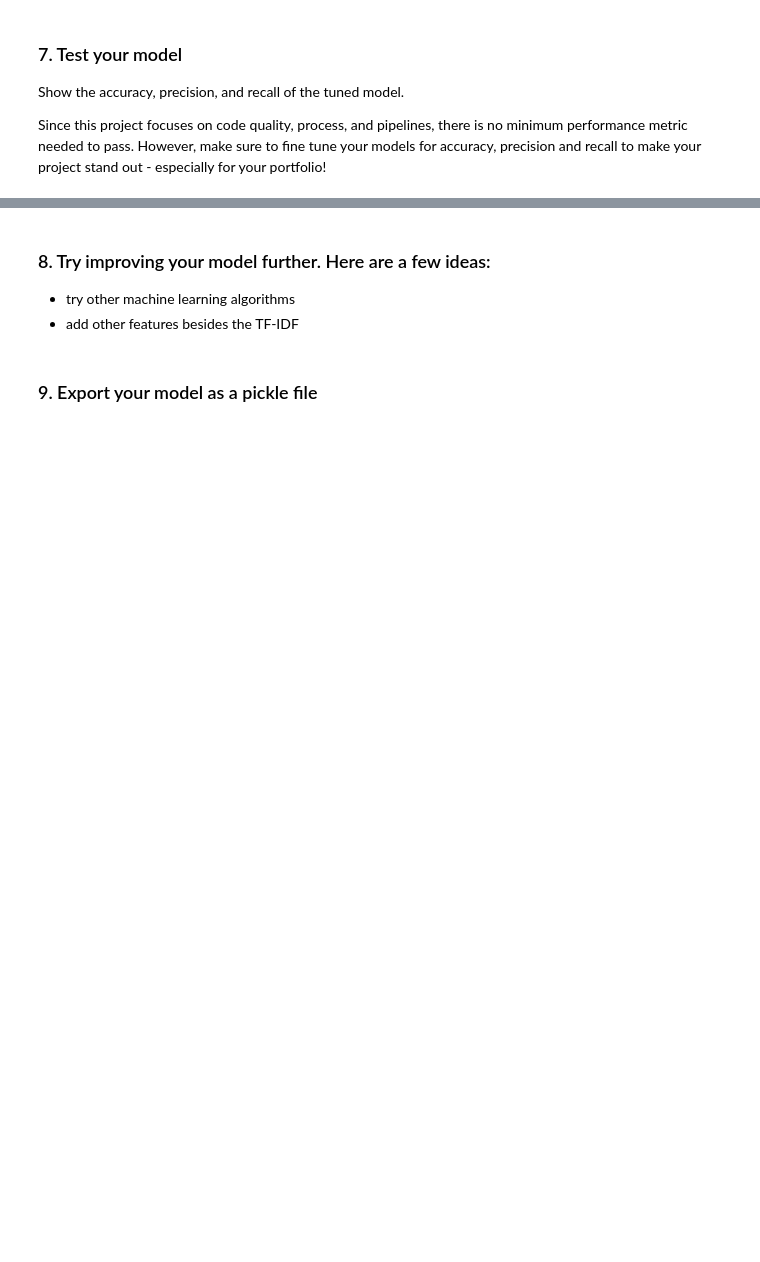
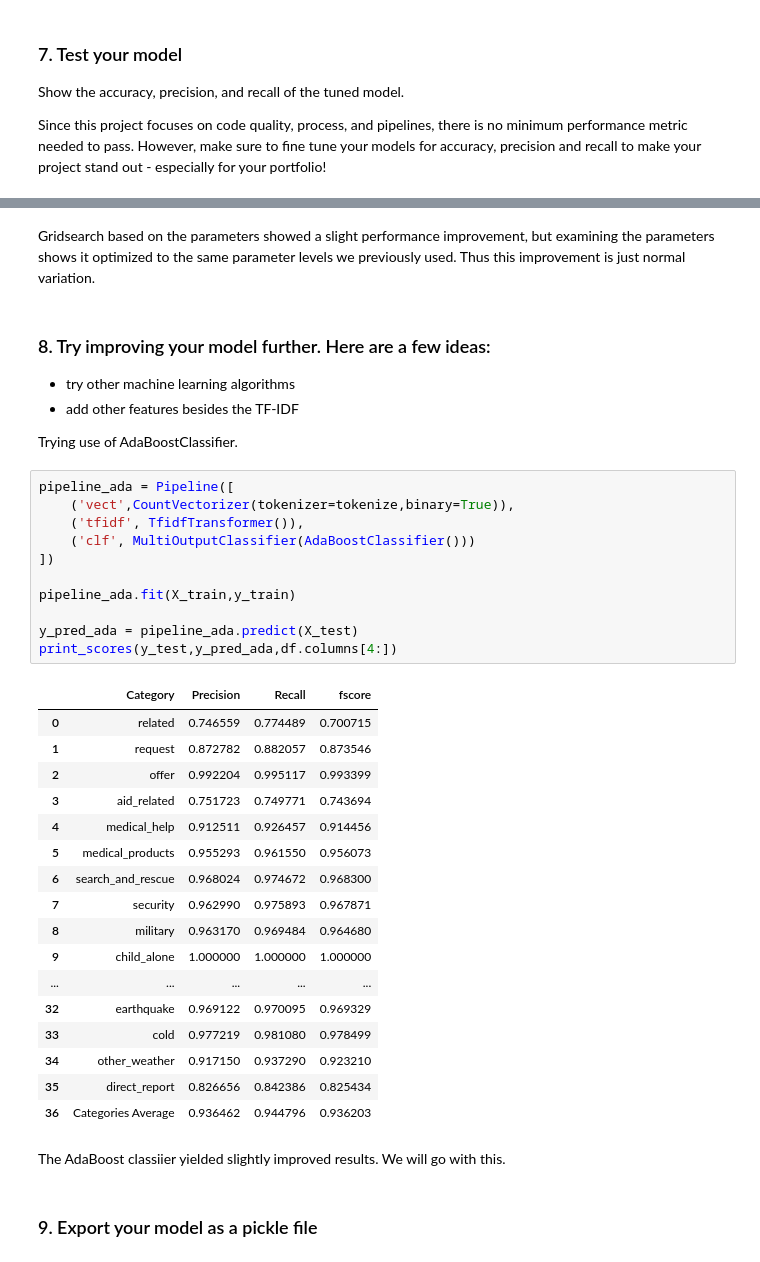
Before and after one commit to henzi23/Disaster_Response_Pipeline, a Jupyter notebook: Preparation/ML_Pipeline/ML Pipeline Preparation.ipynb, the cells around one changed output, grey strips where cells are left out. Drawn from its saved outputs; the diff is of its cells as text; blank space fills up the shorter version.

Commit message:
Update ML pipeline prep to include optimization
Updated ML_Pipeline_Preparation.ipynb to include model optimization

```diff
--- a/Preparation/ML_Pipeline/ML Pipeline Preparation.ipynb
+++ b/Preparation/ML_Pipeline/ML Pipeline Preparation.ipynb
@@ -171,6 +231,41 @@ print_scores(y_test,y_pred_opt,df.columns[4:])
+# %% [markdown]
+Gridsearch based on the parameters showed a slight performance improvement, but examining the parameters shows it optimized to the same parameter levels we previously used.  Thus this improvement is just normal variation.
 # %% [markdown]
 ### 8. Try improving your model further. Here are a few ideas:
 * try other machine learning algorithms
 * add other features besides the TF-IDF
+
+Trying use of AdaBoostClassifier.
+# %%
+pipeline_ada = Pipeline([
+    ('vect',CountVectorizer(tokenizer=tokenize,binary=True)),
+    ('tfidf', TfidfTransformer()),
+    ('clf', MultiOutputClassifier(AdaBoostClassifier()))
+])
+
+pipeline_ada.fit(X_train,y_train)
+
+y_pred_ada = pipeline_ada.predict(X_test)
+print_scores(y_test,y_pred_ada,df.columns[4:])
+# %% [output]
+|  | Category | Precision | Recall | fscore |
+| 0 | related | 0.746559 | 0.774489 | 0.700715 |
+| 1 | request | 0.872782 | 0.882057 | 0.873546 |
+| 2 | offer | 0.992204 | 0.995117 | 0.993399 |
+| 3 | aid_related | 0.751723 | 0.749771 | 0.743694 |
+| 4 | medical_help | 0.912511 | 0.926457 | 0.914456 |
+| 5 | medical_products | 0.955293 | 0.961550 | 0.956073 |
+| 6 | search_and_rescue | 0.968024 | 0.974672 | 0.968300 |
+| 7 | security | 0.962990 | 0.975893 | 0.967871 |
+| 8 | military | 0.963170 | 0.969484 | 0.964680 |
+| 9 | child_alone | 1.000000 | 1.000000 | 1.000000 |
+| ... | ... | ... | ... | ... |
+| 32 | earthquake | 0.969122 | 0.970095 | 0.969329 |
+| 33 | cold | 0.977219 | 0.981080 | 0.978499 |
+| 34 | other_weather | 0.917150 | 0.937290 | 0.923210 |
+| 35 | direct_report | 0.826656 | 0.842386 | 0.825434 |
+| 36 | Categories Average | 0.936462 | 0.944796 | 0.936203 |
+# %% [markdown]
+The AdaBoost classiier yielded slightly improved results.  We will go with this.
 # %% [markdown]
 ### 9. Export your model as a pickle file
```
Also changed, not shown: parts of 9 cells of this notebook.
